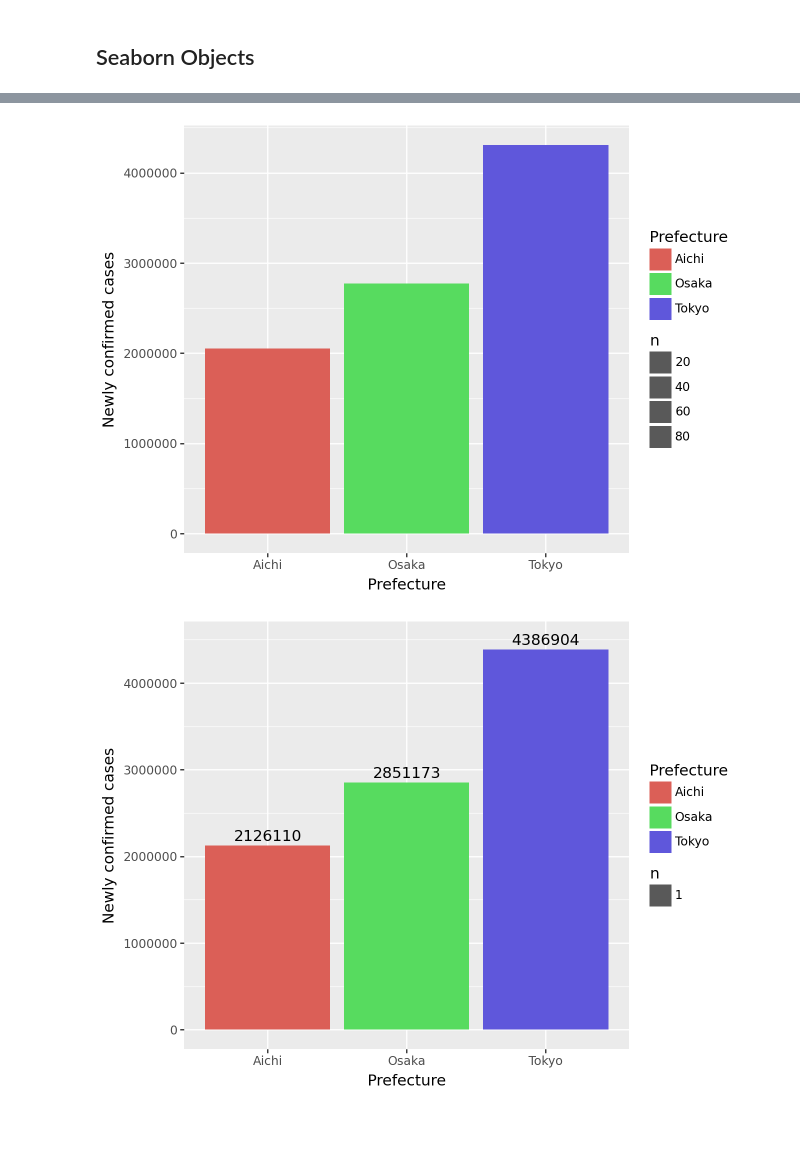
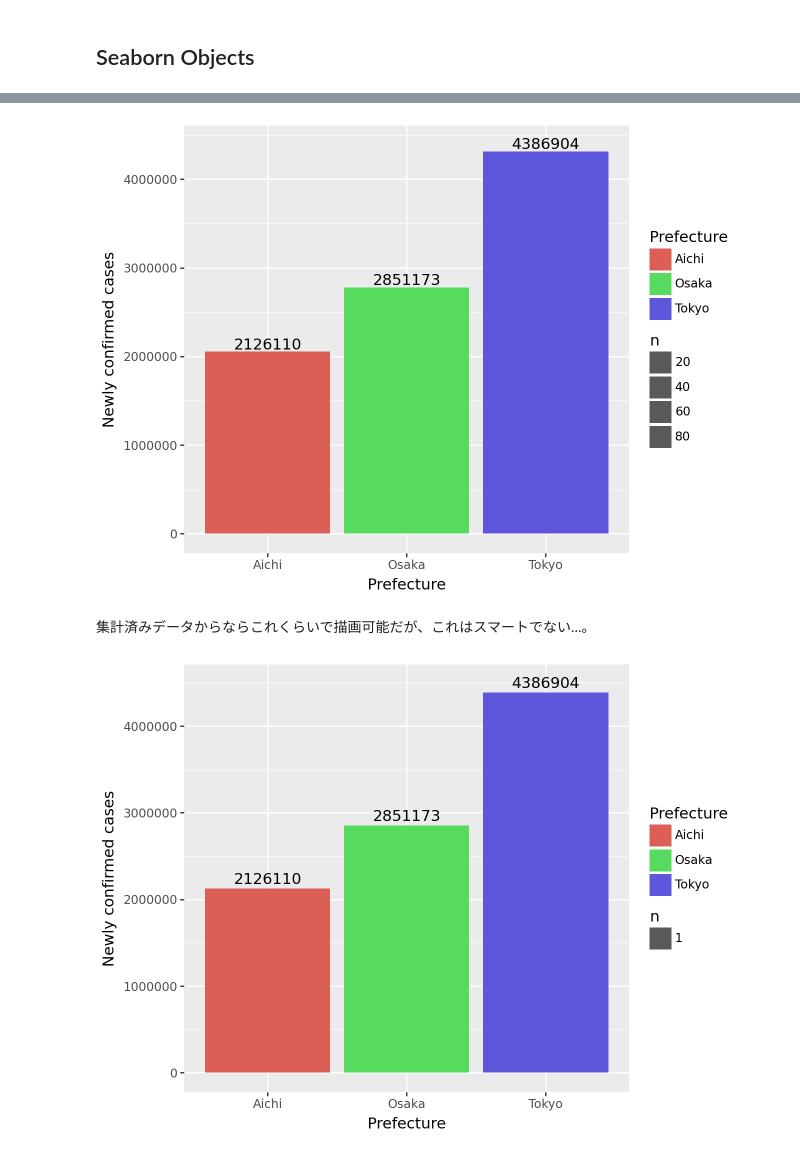
Before and after one commit to Kaz-Kawashima/PythonDataVisualization, a Jupyter notebook: BarPlotsPolars.ipynb, the cells around one changed output, grey strips where cells are left out. Cells and saved outputs as stored; diff of their text form; code cells hidden in the pictures; blank space fills up the shorter version.

```diff
--- a/BarPlotsPolars.ipynb
+++ b/BarPlotsPolars.ipynb
@@ -8,7 +8,8 @@ https://www.mhlw.go.jp/stf/covid-19/open-data.html
 import polars as pl
 url = "https://covid19.mhlw.go.jp/public/opendata/newly_confirmed_cases_daily.csv"
 data = pl.read_csv(url)
-data = data.melt(id_vars="Date")
+# data = data.melt(id_vars="Date") #pandas と同じ melt でも動くけど deprecated
+data = data.unpivot(index=["Date"])
 data.columns = ["Date", "Prefecture", "Newly confirmed cases"]
 data = data.filter(pl.col("Prefecture").is_in(['Tokyo','Osaka','Aichi']))
 # polars は何でも str になるので cast が必要
@@ -76,16 +83,16 @@ https://plotnine.org/tutorials/miscellaneous-show-counts-and-percentages-for-bar
 # %%
 from plotnine import *
 
 # データとプロット対象を指定
 g = ggplot(data, aes(x="Prefecture", y='Newly confirmed cases', fill="Prefecture"))
 # グラフの種類を指定
 g += geom_bar(stat="sum")
-# g += geom_text(aes(label=after_stat("sum")), nudge_y=10000)
+g += stat_summary(aes(label ='stat(y)'), fun_y=sum, geom="text")
 g #描画
-
-# https://plotnine.readthedocs.io/en/stable/tutorials/miscellaneous-show-counts-and-percentages-for-bar-plots.html
 # %% [output]
-[figure, old version]
+[figure, new version]
+# %% [markdown]
+集計済みデータからならこれくらいで描画可能だが、これはスマートでない…。
 # %%
 from plotnine import *
 
```
Also changed, not shown: parts of 7 cells of this notebook, 2 other files.
